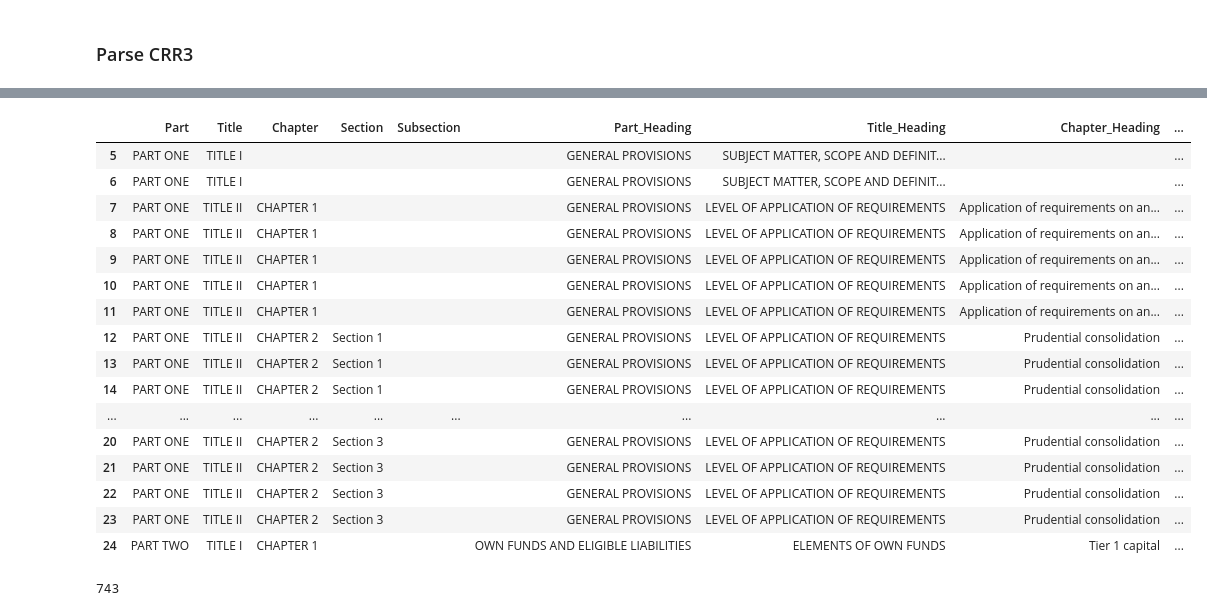
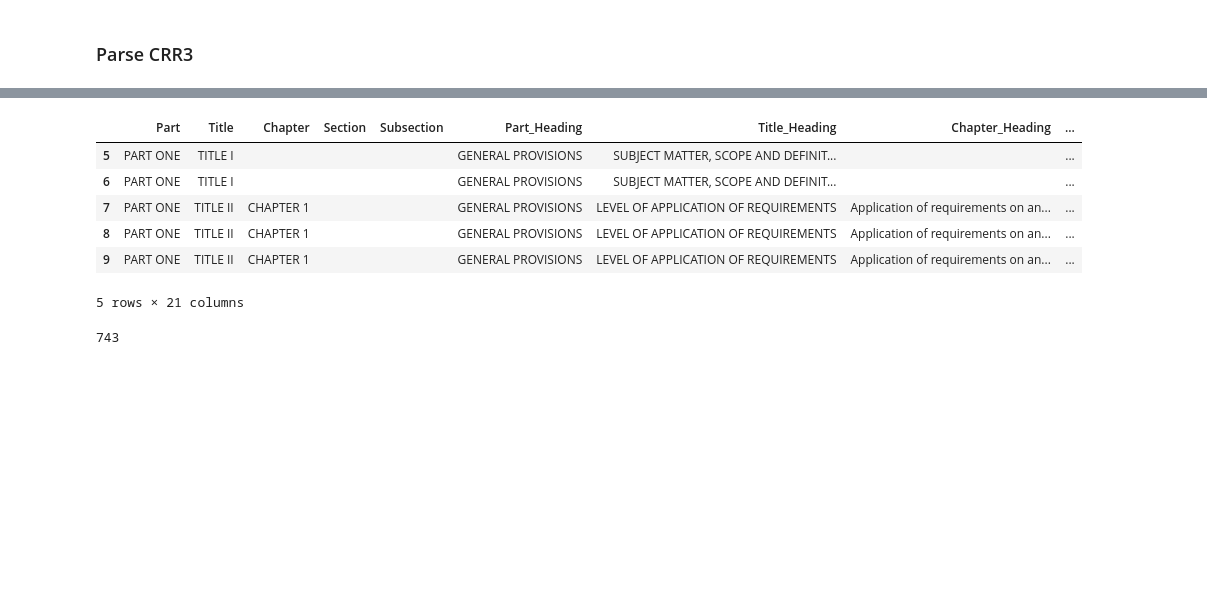
Before and after one commit to at621/crr_pipeline, a Jupyter notebook: parse_crr3.ipynb, the cells around one changed output, grey strips where cells are left out. Drawn from its saved outputs; the diff is of its cells as text; code cells hidden in the pictures; blank space fills up the shorter version.

Commit message:
updated questions file and updated categories

```diff
--- a/parse_crr3.ipynb
+++ b/parse_crr3.ipynb
@@ -357,8 +361,8 @@ print("\nCategorizing documents...")
 cost_tracker = CostTracker(config)
 llm = ChatOpenAI(model=config["llm_model"], temperature=0)
 
-categorizer = DocumentCategorizer(config["categories_1"], config["categories_2"], llm, cost_tracker)
-categorized_df = categorizer.categorize_dataset(df)
+categorizer = DocumentCategorizer(config["Category_1"], config["Category_2"], llm, cost_tracker)
+df = categorizer.categorize_dataset(df)
 
 # Quick checks
 if not df.empty:
@@ -469,24 +478,14 @@ Done! Saved to data/df_with_embeddings.parquet
 # %%
 pd.options.display.max_colwidth = 1000
-df[5:].head(20)
+df[5:].head(5)
 # %% [output]
 |  | Part | Title | Chapter | Section | Subsection | Part_Heading | Title_Heading | Chapter_Heading | ... |
 | 5 | PART ONE | TITLE I |  |  |  | GENERAL PROVISIONS | SUBJECT MATTER, SCOPE AND DEFINIT... |  | ... |
 | 6 | PART ONE | TITLE I |  |  |  | GENERAL PROVISIONS | SUBJECT MATTER, SCOPE AND DEFINIT... |  | ... |
 | 7 | PART ONE | TITLE II | CHAPTER 1 |  |  | GENERAL PROVISIONS | LEVEL OF APPLICATION OF REQUIREMENTS | Application of requirements on an... | ... |
 | 8 | PART ONE | TITLE II | CHAPTER 1 |  |  | GENERAL PROVISIONS | LEVEL OF APPLICATION OF REQUIREMENTS | Application of requirements on an... | ... |
 | 9 | PART ONE | TITLE II | CHAPTER 1 |  |  | GENERAL PROVISIONS | LEVEL OF APPLICATION OF REQUIREMENTS | Application of requirements on an... | ... |
-| 10 | PART ONE | TITLE II | CHAPTER 1 |  |  | GENERAL PROVISIONS | LEVEL OF APPLICATION OF REQUIREMENTS | Application of requirements on an... | ... |
-| 11 | PART ONE | TITLE II | CHAPTER 1 |  |  | GENERAL PROVISIONS | LEVEL OF APPLICATION OF REQUIREMENTS | Application of requirements on an... | ... |
-| 12 | PART ONE | TITLE II | CHAPTER 2 | Section 1 |  | GENERAL PROVISIONS | LEVEL OF APPLICATION OF REQUIREMENTS | Prudential consolidation | ... |
-| 13 | PART ONE | TITLE II | CHAPTER 2 | Section 1 |  | GENERAL PROVISIONS | LEVEL OF APPLICATION OF REQUIREMENTS | Prudential consolidation | ... |
-| 14 | PART ONE | TITLE II | CHAPTER 2 | Section 1 |  | GENERAL PROVISIONS | LEVEL OF APPLICATION OF REQUIREMENTS | Prudential consolidation | ... |
-| ... | ... | ... | ... | ... | ... | ... | ... | ... | ... |
-| 20 | PART ONE | TITLE II | CHAPTER 2 | Section 3 |  | GENERAL PROVISIONS | LEVEL OF APPLICATION OF REQUIREMENTS | Prudential consolidation | ... |
-| 21 | PART ONE | TITLE II | CHAPTER 2 | Section 3 |  | GENERAL PROVISIONS | LEVEL OF APPLICATION OF REQUIREMENTS | Prudential consolidation | ... |
-| 22 | PART ONE | TITLE II | CHAPTER 2 | Section 3 |  | GENERAL PROVISIONS | LEVEL OF APPLICATION OF REQUIREMENTS | Prudential consolidation | ... |
-| 23 | PART ONE | TITLE II | CHAPTER 2 | Section 3 |  | GENERAL PROVISIONS | LEVEL OF APPLICATION OF REQUIREMENTS | Prudential consolidation | ... |
-| 24 | PART TWO | TITLE I | CHAPTER 1 |  |  | OWN FUNDS AND ELIGIBLE LIABILITIES | ELEMENTS OF OWN FUNDS | Tier 1 capital | ... |
+5 rows × 21 columns
 # %%
 len(df)
 # %% [output]
```
Also changed, not shown: parts of 6 cells of this notebook, 5 other files.
